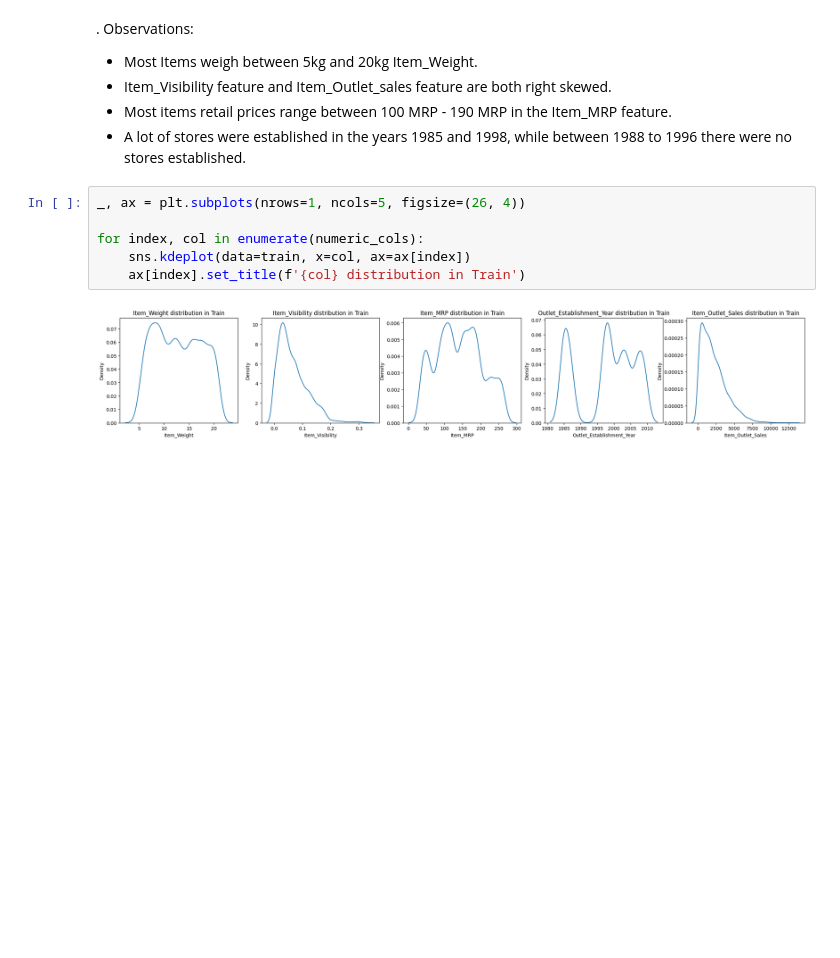
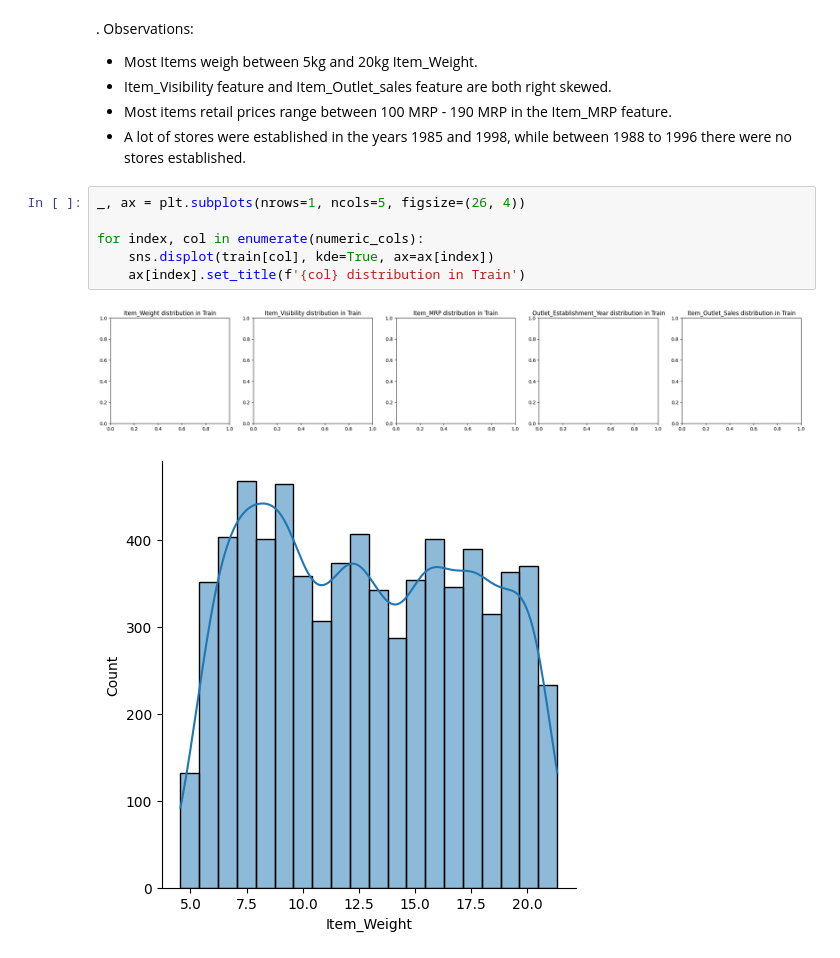
Before and after one commit to Tracy-teb/bigmart_sales_prediction_project, a Jupyter notebook: ml_salespred.ipynb, the cells around one changed output. Cells and saved outputs as stored; diff of their text form; blank space fills up the shorter version.

```diff
--- a/ml_salespred.ipynb
+++ b/ml_salespred.ipynb
@@ -246,8 +249,9 @@ for index, col in enumerate(numeric_cols):
 # %%
 _, ax = plt.subplots(nrows=1, ncols=5, figsize=(26, 4))
 
 for index, col in enumerate(numeric_cols):
-    sns.kdeplot(data=train, x=col, ax=ax[index])
+    sns.displot(train[col], kde=True, ax=ax[index])
     ax[index].set_title(f'{col} distribution in Train')
 # %% [output]
-[figure, old version]
+[figure, new version]
+[figure, added]
```
Also changed, not shown: parts of 8 cells of this notebook.
